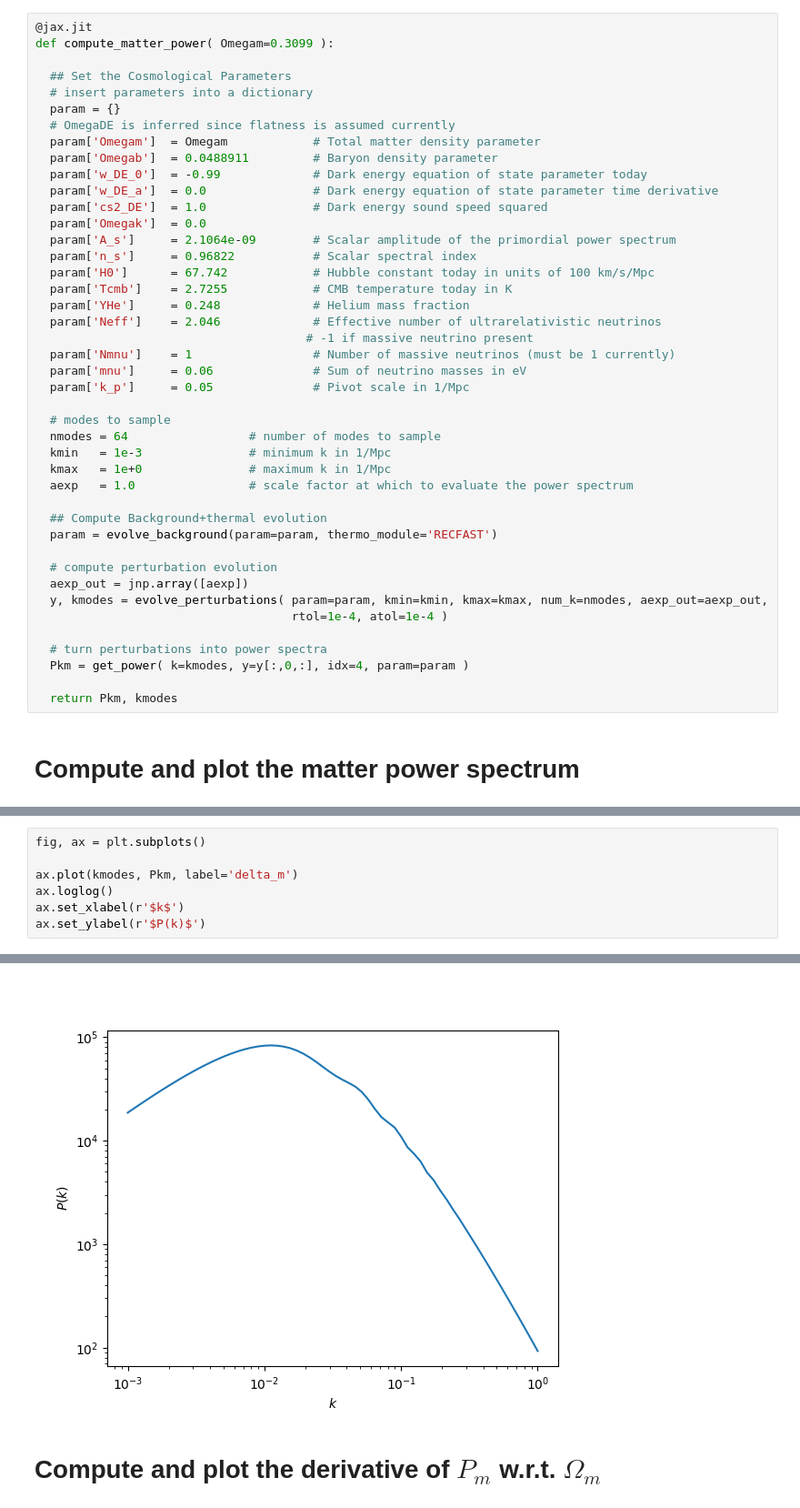
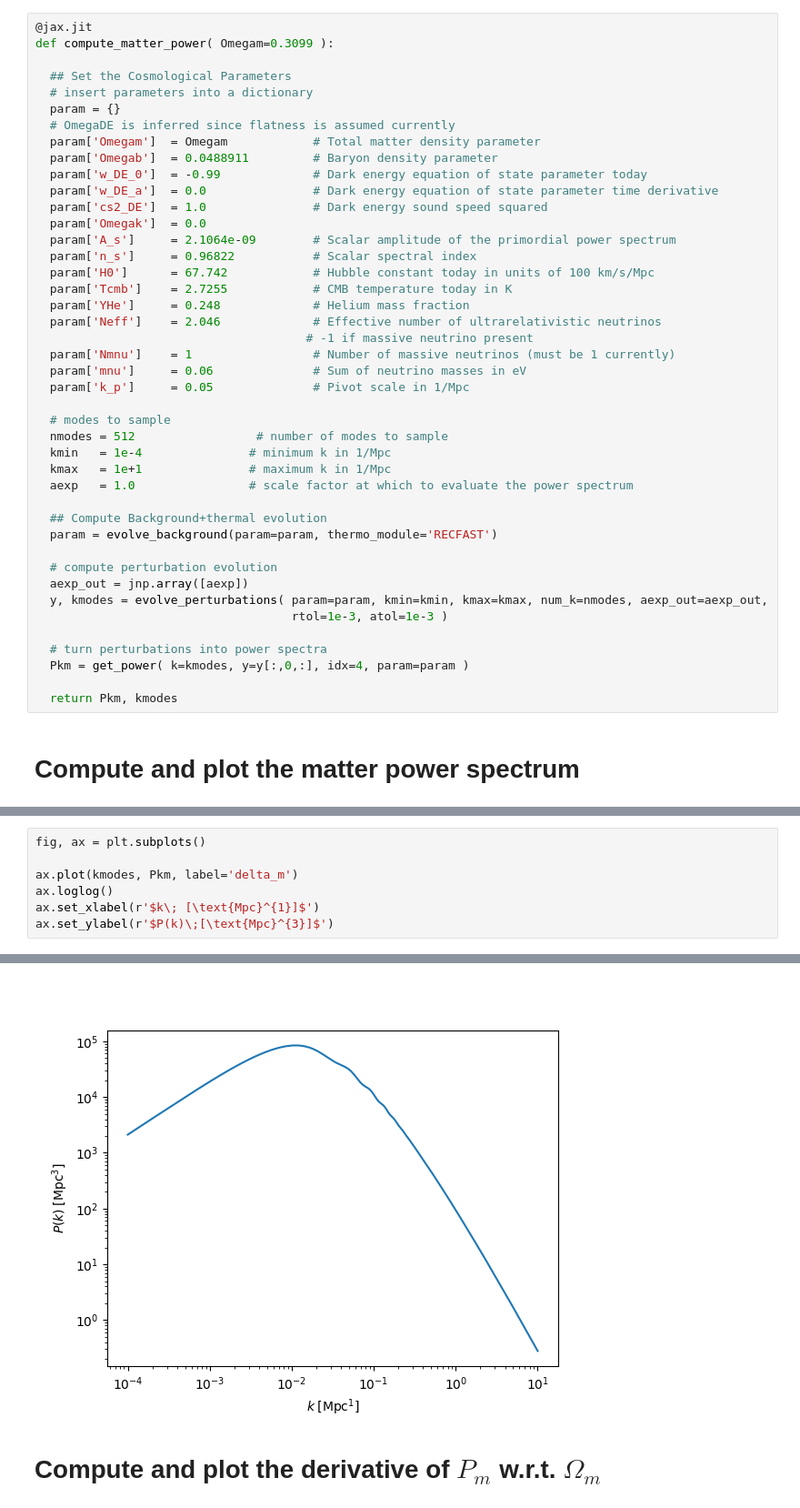
Before and after one commit to ohahn/DISCO-EB, a Jupyter notebook: notebooks/nb_minimal_example.ipynb, the cells around one changed output, grey strips where cells are left out. Shown: that part at 91% size. Drawn from its saved outputs; the diff is of its cells as text.

```diff
--- a/notebooks/nb_minimal_example.ipynb
+++ b/notebooks/nb_minimal_example.ipynb
@@ -34,9 +34,9 @@ def compute_matter_power( Omegam=0.3099 ):
   param['k_p']     = 0.05              # Pivot scale in 1/Mpc
 
   # modes to sample
-  nmodes = 64                 # number of modes to sample
-  kmin   = 1e-3               # minimum k in 1/Mpc
-  kmax   = 1e+0               # maximum k in 1/Mpc
+  nmodes = 512                 # number of modes to sample
+  kmin   = 1e-4               # minimum k in 1/Mpc
+  kmax   = 1e+1               # maximum k in 1/Mpc
   aexp   = 1.0                # scale factor at which to evaluate the power spectrum
 
   ## Compute Background+thermal evolution
@@ -45,7 +45,7 @@ def compute_matter_power( Omegam=0.3099 ):
   # compute perturbation evolution
   aexp_out = jnp.array([aexp])
   y, kmodes = evolve_perturbations( param=param, kmin=kmin, kmax=kmax, num_k=nmodes, aexp_out=aexp_out,
-                                    rtol=1e-4, atol=1e-4 )
+                                    rtol=1e-3, atol=1e-3 )
 
   # turn perturbations into power spectra
   Pkm = get_power( k=kmodes, y=y[:,0,:], idx=4, param=param )
@@ -62,6 +63,6 @@ fig, ax = plt.subplots()
 
 ax.plot(kmodes, Pkm, label='delta_m')
 ax.loglog()
-ax.set_xlabel(r'$k$')
-ax.set_ylabel(r'$P(k)$')
+ax.set_xlabel(r'$k\; [\text{Mpc}^{1}]$')
+ax.set_ylabel(r'$P(k)\;[\text{Mpc}^{3}]$')
 # %% [output]
@@ -69,3 +70,3 @@ Text(0, 0.5, '$P(k)$')
-[figure, old version]
+[figure, new version]
 # %% [markdown]
 # Compute and plot the derivative of $P_m$ w.r.t. $\Omega_m$
```
Also changed, not shown: parts of 5 cells of this notebook.
